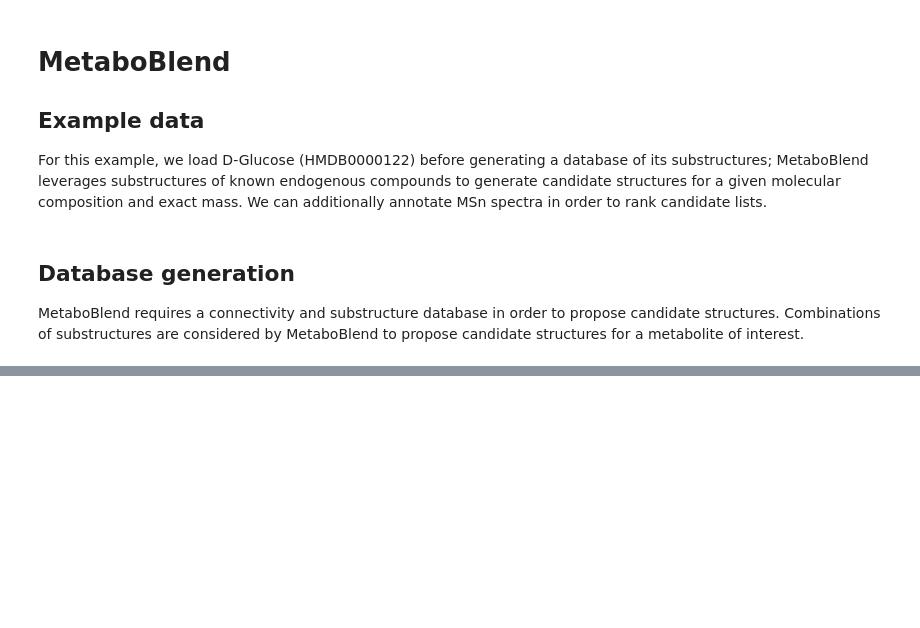
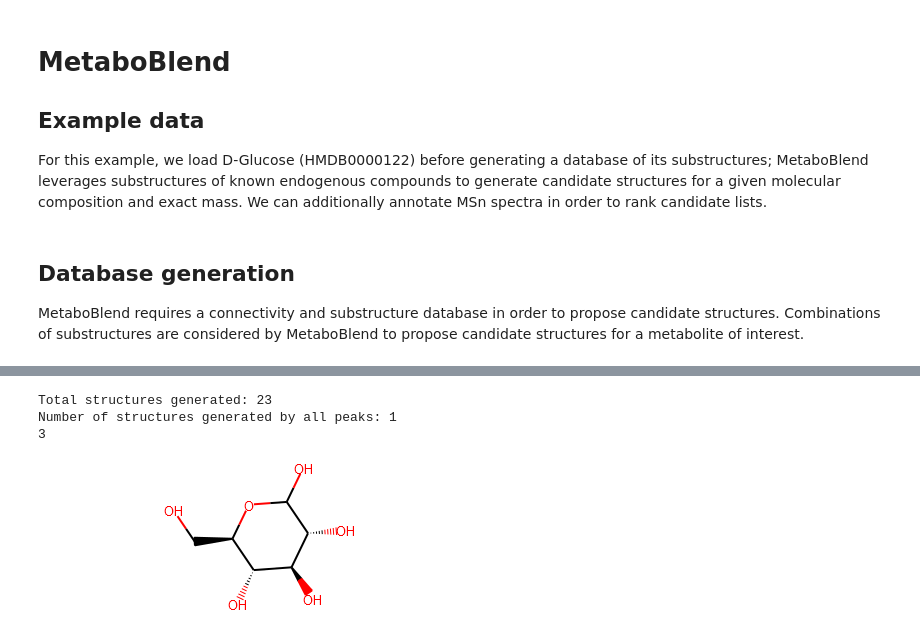
Before and after one commit to computational-metabolomics/metaboblend, a Jupyter notebook: notebooks/example_msms.ipynb, the cells around one changed output, grey strips where cells are left out. Cells and saved outputs as stored; diff of their text form; code cells hidden in the pictures; blank space fills up the shorter version.

```diff
--- a/notebooks/example_msms.ipynb
+++ b/notebooks/example_msms.ipynb
@@ -69,0 +99,20 @@ annotate_msn(ms_data)
+# %%
+ms_data = {"HMDB0000122": {"mc": [6, 12, 0, 6, 0, 0], "exact_mass": 180.063388116,
+                           "prescribed_masses": [46.0055, 60.0211, 73.029]}}  #
+
+annotation_generator = annotate_msn(ms_data, heavy_atoms=range(2, 13), max_valence=6,
+                                    max_atoms_available=2, max_n_substructures=3, ppm=5,
+                                    path_connectivity_db="../databases/k_graphs.sqlite",
+                                    path_substructure_db="../databases/substructures.sqlite")
+
+annotated_structures = list(annotation_generator)[0]
+print("Total structures generated: " + str(len(annotated_structures)))
+print("Number of structures generated by all peaks: " + str(list(annotated_structures.values()).count(3)))
+
+print(annotated_structures["OC[C@H]1OC(O)[C@H](O)[C@@H](O)[C@@H]1O"])
+Chem.MolFromSmiles("OC[C@H]1OC(O)[C@H](O)[C@@H](O)[C@@H]1O")
+# %% [output]
+Total structures generated: 23
+Number of structures generated by all peaks: 1
+3
+[figure, added]
```
Also changed, not shown: parts of 9 cells of this notebook, 1 other file.
